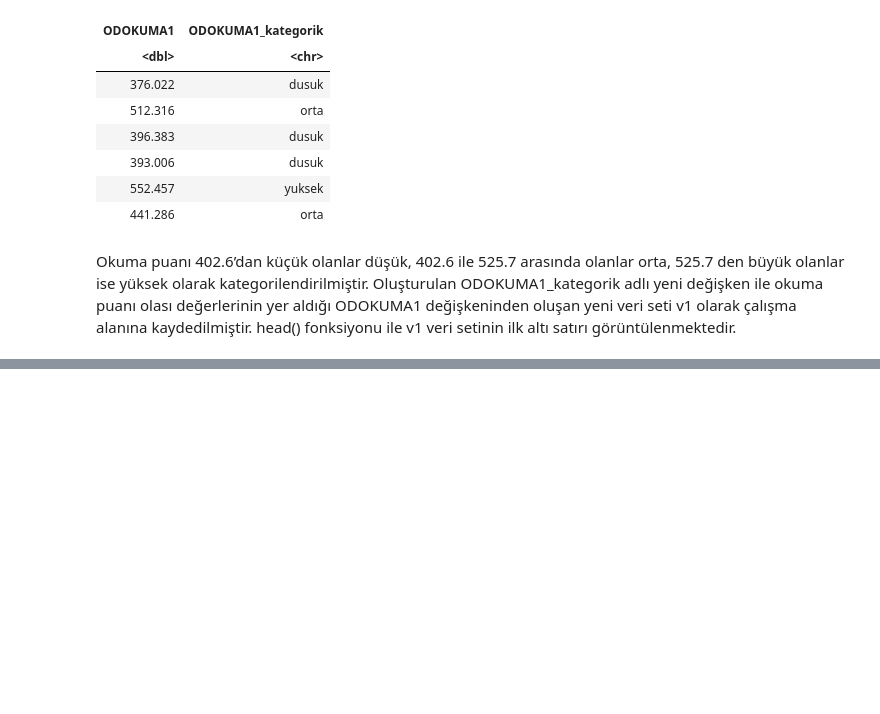
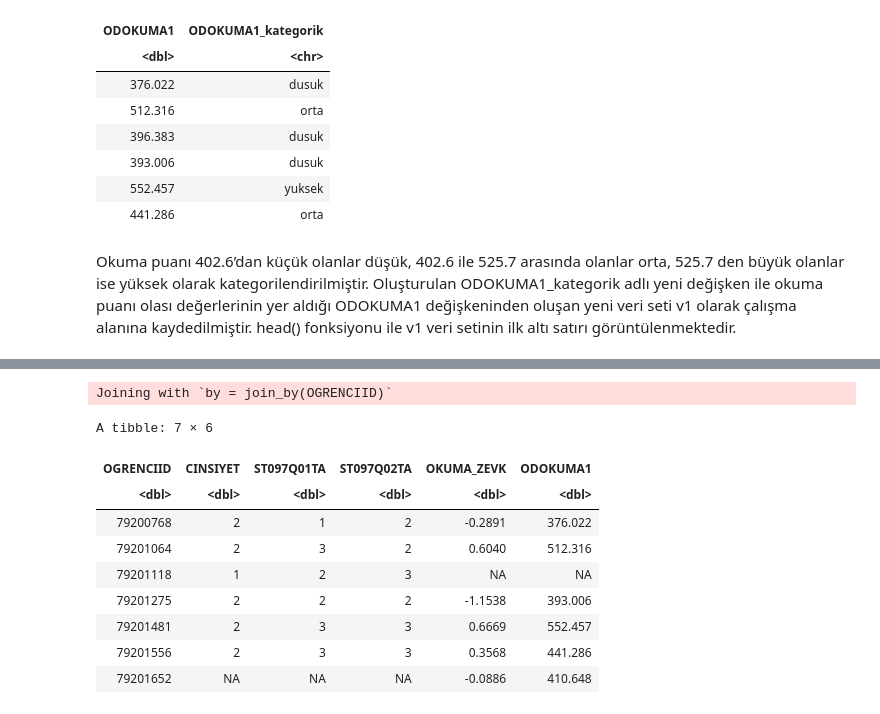
Before and after one commit to azem46/R_Colab_Handbook, a Jupyter notebook: R_Ders_12_Dplyr_Tekrar.ipynb, the cells around one changed output, grey strips where cells are left out. Saved outputs shown, nothing was run; the diff lists cells and outputs as text; code cells hidden in the pictures; blank space fills up the shorter version.

```diff
--- a/R_Ders_12_Dplyr_Tekrar.ipynb
+++ b/R_Ders_12_Dplyr_Tekrar.ipynb
@@ -574,0 +929,4 @@ Okuma puanı 402.6’dan küçük olanlar düşük, 402.6 ile 525.7 arasında ol
+# %%
+midiPISA1 <- midiPISA %>% select(OGRENCIID,CINSIYET,ST097Q01TA,ST097Q02TA) #değişkenlerin seçimi
+midiPISA1 <-midiPISA1[1:6,] #veri setinin ilk 6 satırının seçilmesi
+midiPISA1
@@ -574,0 +945,6 @@ Okuma puanı 402.6’dan küçük olanlar düşük, 402.6 ile 525.7 arasında ol
+# %%
+#değişkenlerin seçimi
+midiPISA2<- midiPISA %>% select(OGRENCIID,OKUMA_ZEVK,ODOKUMA1)
+midiPISA2<-midiPISA2[1:7,] #veri setinin ilk 7 satırının seçilmesi
+midiPISA2<-midiPISA2[-3,] #veri setinin 3. satırının çıkarılması
+midiPISA2
@@ -574,0 +1025,14 @@ Okuma puanı 402.6’dan küçük olanlar düşük, 402.6 ile 525.7 arasında ol
+# %%
+midiPISA1%>% full_join(midiPISA2) # veri birleştirme
+# %% [output]
+Joining with `by = join_by(OGRENCIID)`
+A tibble: 7 × 6
+| OGRENCIID | CINSIYET | ST097Q01TA | ST097Q02TA | OKUMA_ZEVK | ODOKUMA1 |
+| <dbl> | <dbl> | <dbl> | <dbl> | <dbl> | <dbl> |
+| 79200768 | 2 | 1 | 2 | -0.2891 | 376.022 |
+| 79201064 | 2 | 3 | 2 | 0.6040 | 512.316 |
+| 79201118 | 1 | 2 | 3 | NA | NA |
+| 79201275 | 2 | 2 | 2 | -1.1538 | 393.006 |
+| 79201481 | 2 | 3 | 3 | 0.6669 | 552.457 |
+| 79201556 | 2 | 3 | 3 | 0.3568 | 441.286 |
+| 79201652 | NA | NA | NA | -0.0886 | 410.648 |
```
Also changed, not shown: parts of 95 cells of this notebook.
